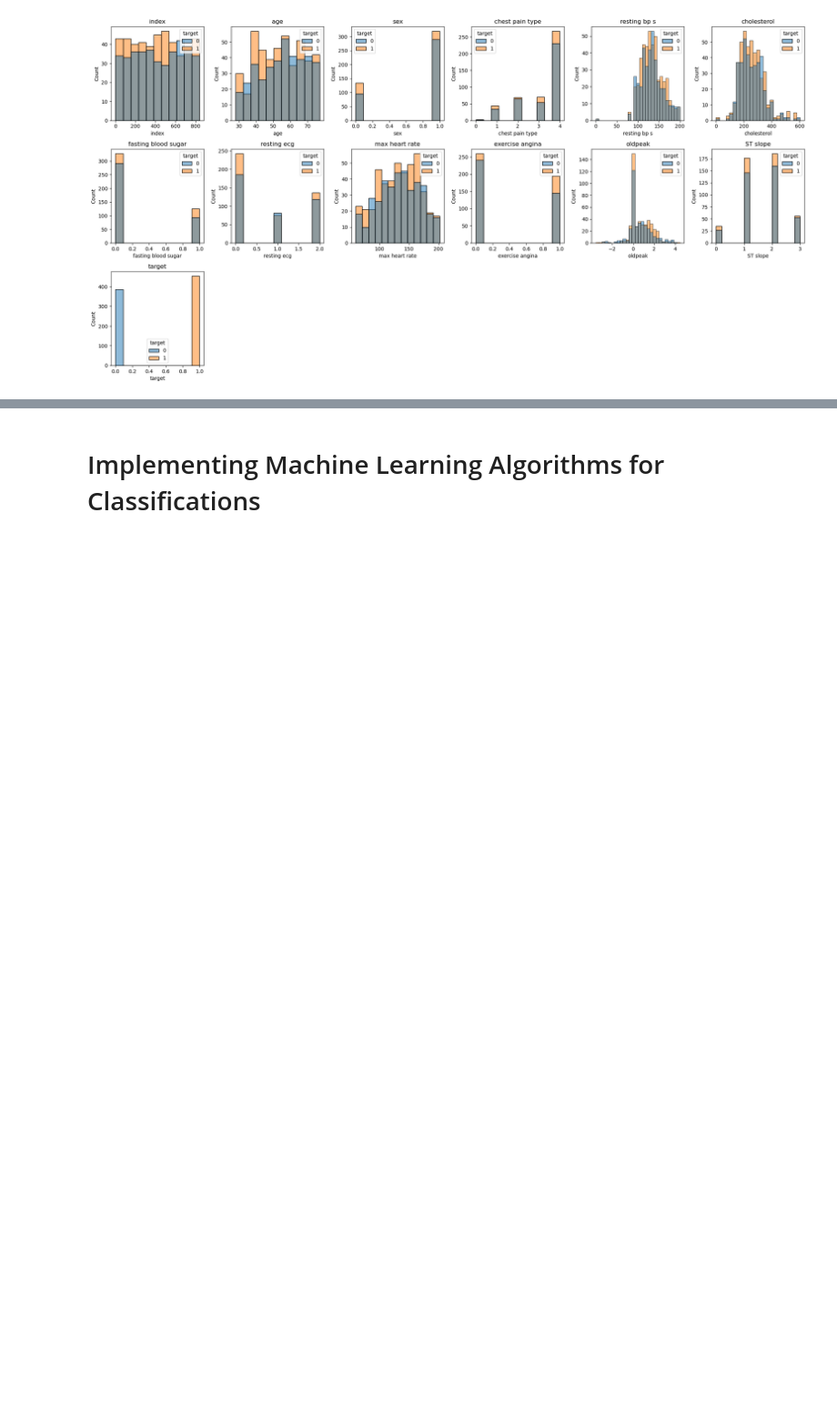
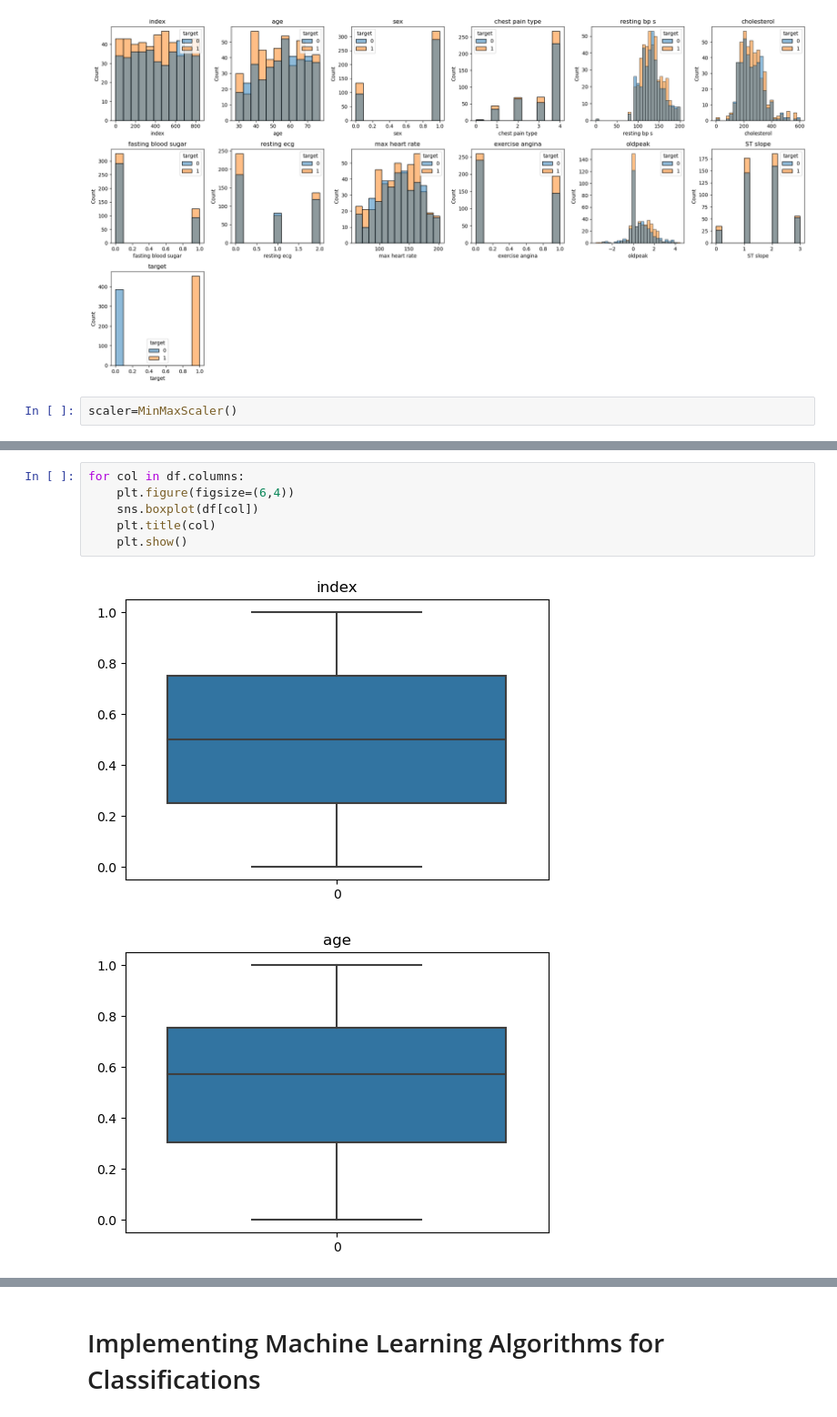
Before and after one commit to Dcoder-Nikhil/DS-projects, a Jupyter notebook: Heart disease Prediction (TFUG Chd Oct 2022)/heartDisease.ipynb, the cells around one changed output, grey strips where cells are left out. Shown at 91% size. Cells and saved outputs as stored; diff of their text form; blank space fills up the shorter version.

```diff
--- a/Heart disease Prediction (TFUG Chd Oct 2022)/heartDisease.ipynb
+++ b/Heart disease Prediction (TFUG Chd Oct 2022)/heartDisease.ipynb
@@ -189,3 +216,5 @@ for i in range(len(list)):
 plt.tight_layout()
 # %% [output]
 [figure]
+# %%
+scaler=MinMaxScaler()
@@ -191,0 +243,9 @@ plt.tight_layout()
+# %%
+for col in df.columns:
+    plt.figure(figsize=(6,4))
+    sns.boxplot(df[col])
+    plt.title(col)
+    plt.show()
+# %% [output]
+[figure, added]
+[figure, added]
```
Also changed, not shown: parts of 34 cells of this notebook.
